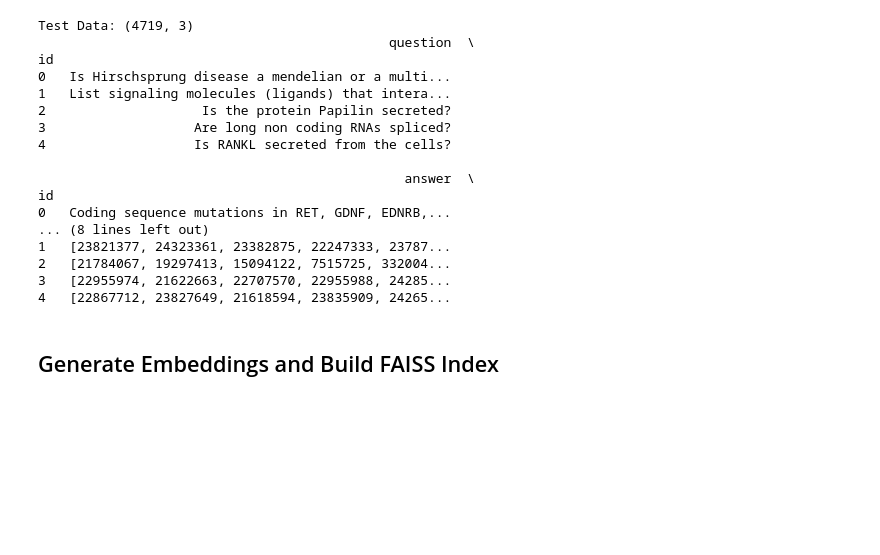
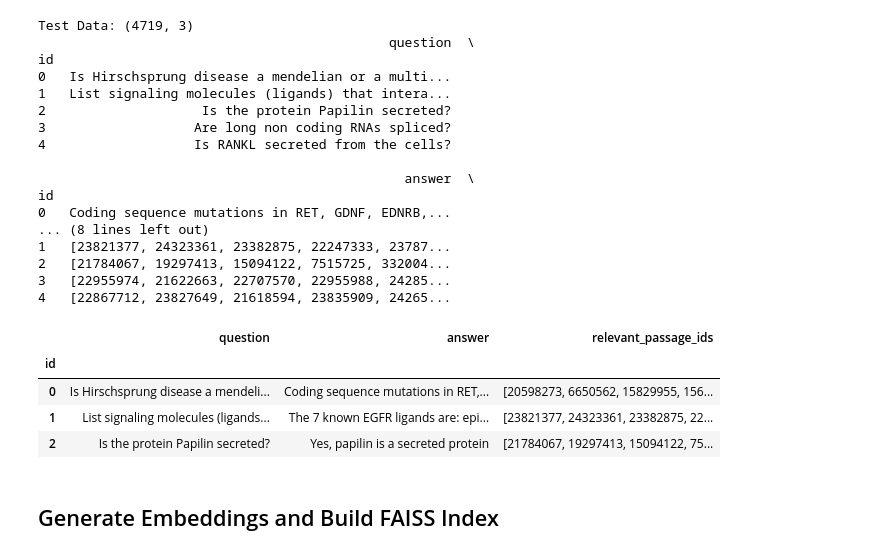
Before and after one commit to LCIT-AISC-T3-S25/Group1, a Jupyter notebook: NLP/Assignment3/AISC2009_NLP_Assignment3_Group1.ipynb, the cells around one changed output. Drawn from its saved outputs; the diff is of its cells as text; code cells hidden in the pictures; blank space fills up the shorter version.

```diff
--- a/NLP/Assignment3/AISC2009_NLP_Assignment3_Group1.ipynb
+++ b/NLP/Assignment3/AISC2009_NLP_Assignment3_Group1.ipynb
@@ -1151,6 +1242,14 @@ id
 2   [21784067, 19297413, 15094122, 7515725, 332004...
 3   [22955974, 21622663, 22707570, 22955988, 24285...
 4   [22867712, 23827649, 21618594, 23835909, 24265...
+# %%
+test_df.head(3)
+# %% [output]
+|  | question | answer | relevant_passage_ids |
+| id |  |  |  |
+| 0 | Is Hirschsprung disease a mendeli... | Coding sequence mutations in RET,... | [20598273, 6650562, 15829955, 156... |
+| 1 | List signaling molecules (ligands... | The 7 known EGFR ligands are: epi... | [23821377, 24323361, 23382875, 22... |
+| 2 | Is the protein Papilin secreted? | Yes, papilin is a secreted protein | [21784067, 19297413, 15094122, 75... |
 # %% [markdown]
 ## Generate Embeddings and Build FAISS Index
 # %%
```
Also changed, not shown: parts of 126 cells of this notebook, 2 other files.
